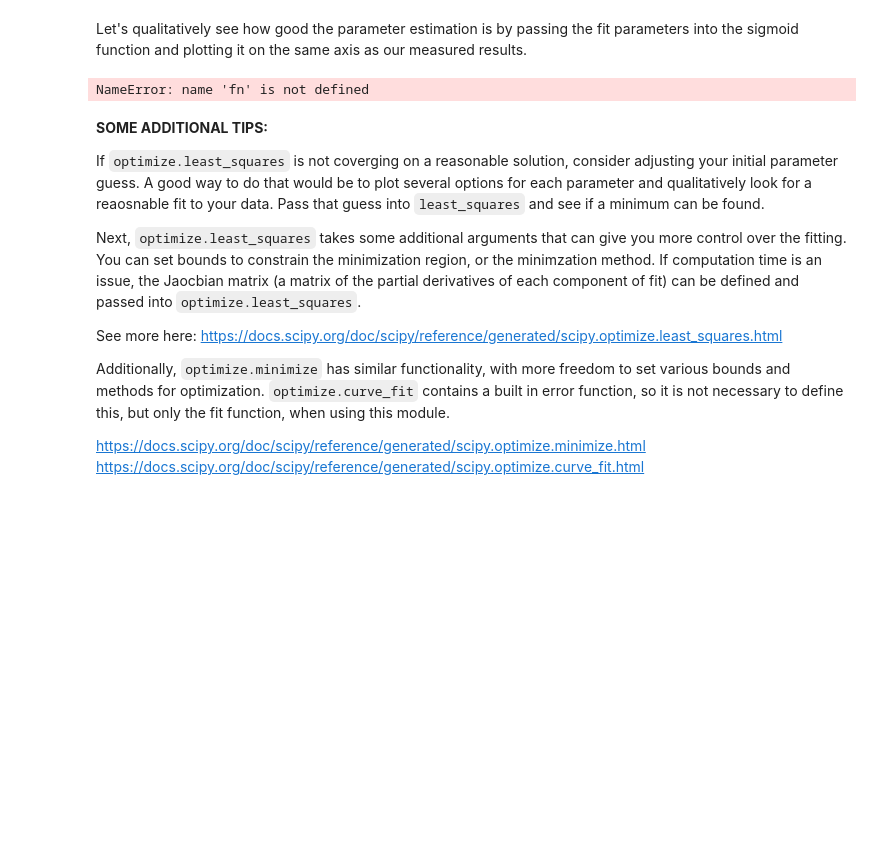
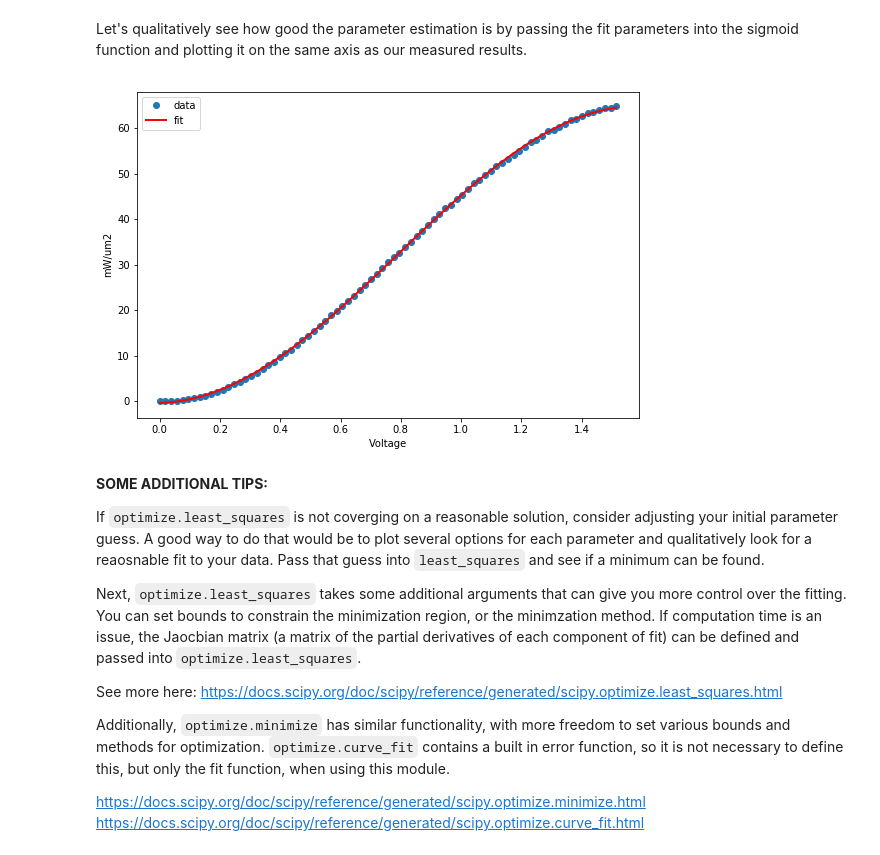
Before and after one commit to acbosma/SciPy_Tutorial, a Jupyter notebook: SciPy_Tutorial.ipynb, the cells around one changed output. Saved outputs shown, nothing was run; the diff lists cells and outputs as text; code cells hidden in the pictures; blank space fills up the shorter version.

```diff
--- a/SciPy_Tutorial.ipynb
+++ b/SciPy_Tutorial.ipynb
@@ -110,19 +113,19 @@ $$
 # %% [markdown]
 Let's qualitatively see how good the parameter estimation is by passing the fit parameters into the sigmoid function and plotting it on the same axis as our measured results.
 # %%
-sigmoid_fit = fn(fit.x, voltage_input) #pass our optimized fit parameters and input into the sigmoid function
+sine_fit = sine(fit.x, voltage_input) #pass our optimized fit parameters and input into the sigmoid function
-# %% [output]
-NameError: name 'fn' is not defined
 # %%
 ########### PLOTTING #############
 fig = plt.figure()
 ax = fig.add_subplot(111)
 data = ax.plot(voltage_input, measured_power, 'o')
-fit_data = ax.plot(voltage_input, sigmoid_fit, color='r', linewidth=2)
+fit_data = ax.plot(voltage_input, sine_fit, color='r', linewidth=2)
 plt.legend(['data', 'fit'])
 ax.set_xlabel('Voltage')
 ax.set_ylabel('mW/um2');
 ##################################
+# %% [output]
+[figure, added]
 # %% [markdown]
 **SOME ADDITIONAL TIPS:**
 
```
Also changed, not shown: parts of 18 cells of this notebook, 1 other file.
